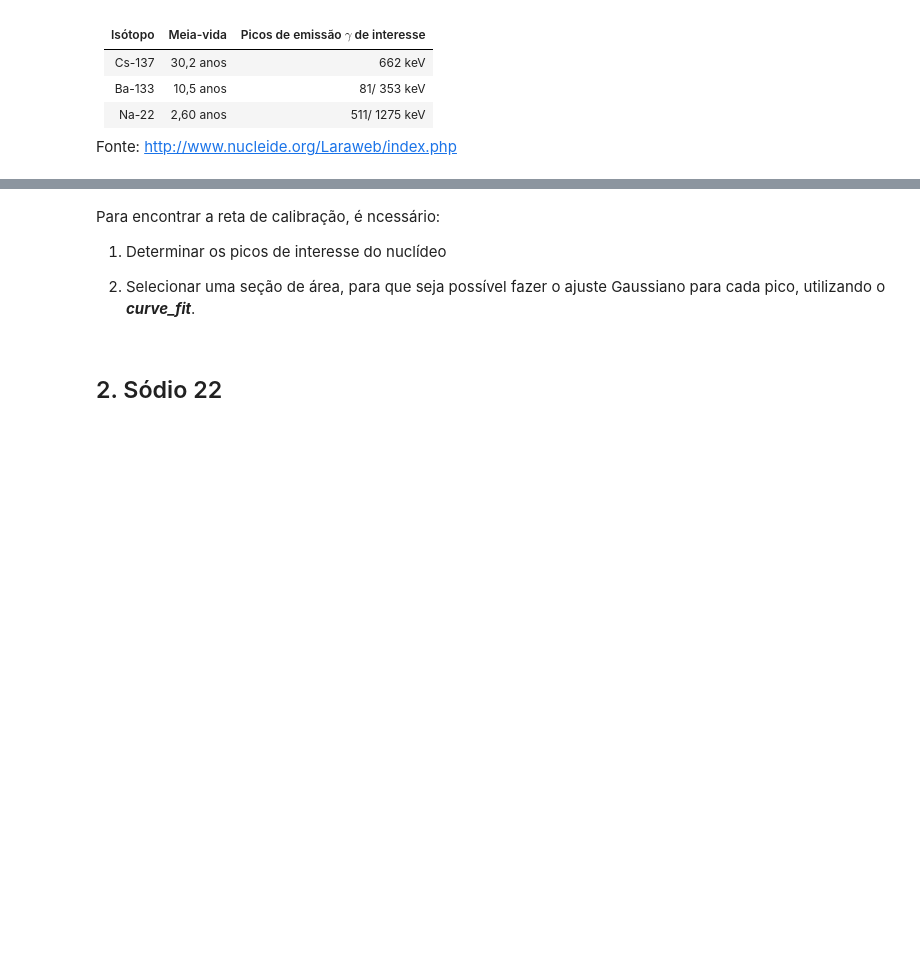
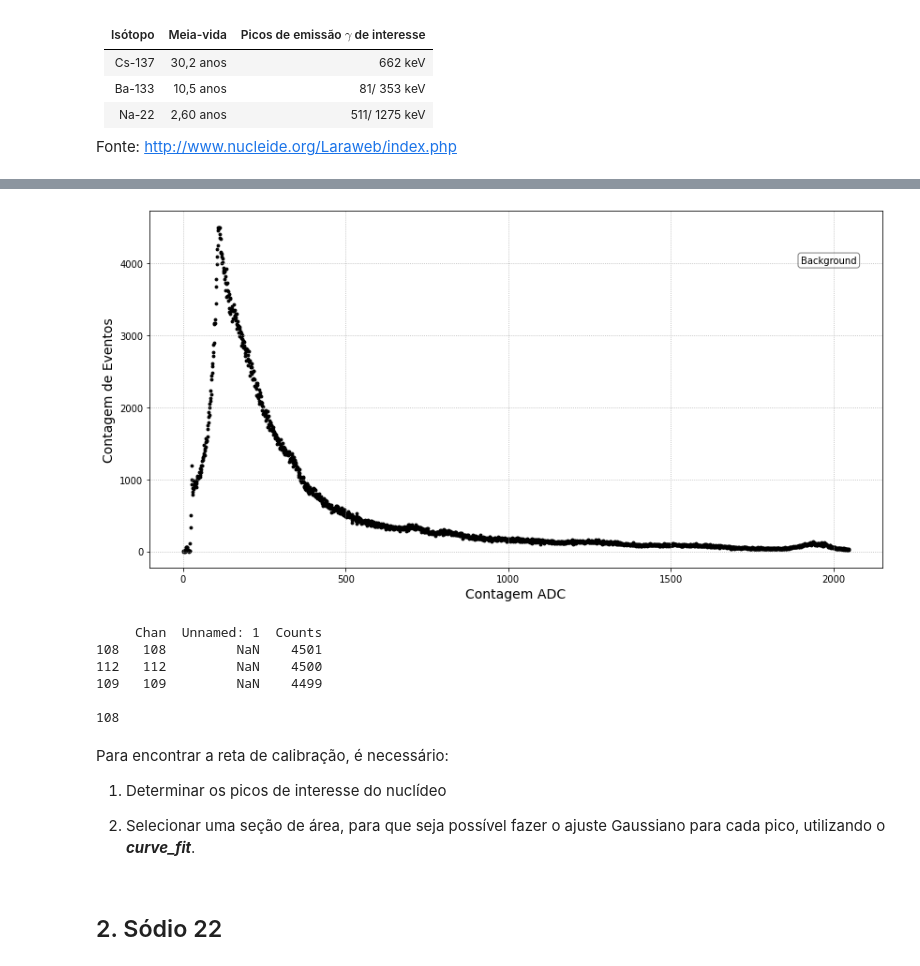
Before and after one commit to goulartsursula/DisciplinasUERJ, a Jupyter notebook: Estrutura da Materia 3/EspectroscopiaGama.ipynb, the cells around one changed output, grey strips where cells are left out. Cells and saved outputs as stored; diff of their text form; code cells hidden in the pictures; blank space fills up the shorter version.

```diff
--- a/Estrutura da Materia 3/EspectroscopiaGama.ipynb
+++ b/Estrutura da Materia 3/EspectroscopiaGama.ipynb
@@ -35,5 +35,28 @@ dataBack = pd.read_table('background.tsv', skiprows=22)
+# %%
+dataBack = pd.read_table('background.tsv', skiprows=22)
+
+fig, ax = plt.subplots(figsize=(14,7))
+plt.scatter(dataBack['Chan'], dataBack['Counts'], s=8, color='black')
+plt.xlabel('Contagem ADC', fontsize = '14')
+plt.ylabel('Contagem de Eventos', fontsize = '14')
+ax.text(1900, 4000, 'Background', bbox=dict(boxstyle='round', facecolor='white', alpha=0.5))
+plt.savefig('background.png', transparent = True)
+plt.grid(linestyle='dotted')
+# %% [output]
+[figure, added]
+# %%
+print(dataBack.loc[0:500].nlargest(3, 'Counts'),'\n')
+print(dataBack.loc[0:500]['Counts'].idxmax())
+peak1Back = dataBack.iloc[dataBack.loc[0:500]['Counts'].idxmax()]['Chan']
+# %% [output]
+     Chan  Unnamed: 1  Counts
+108   108         NaN    4501
+112   112         NaN    4500
+109   109         NaN    4499
+
+108
 # %% [markdown]
-Para encontrar a reta de calibração, é ncessário:
+Para encontrar a reta de calibração, é necessário:
 
 1. Determinar os picos de interesse do nuclídeo
 
```
Also changed, not shown: parts of 4 cells of this notebook.
